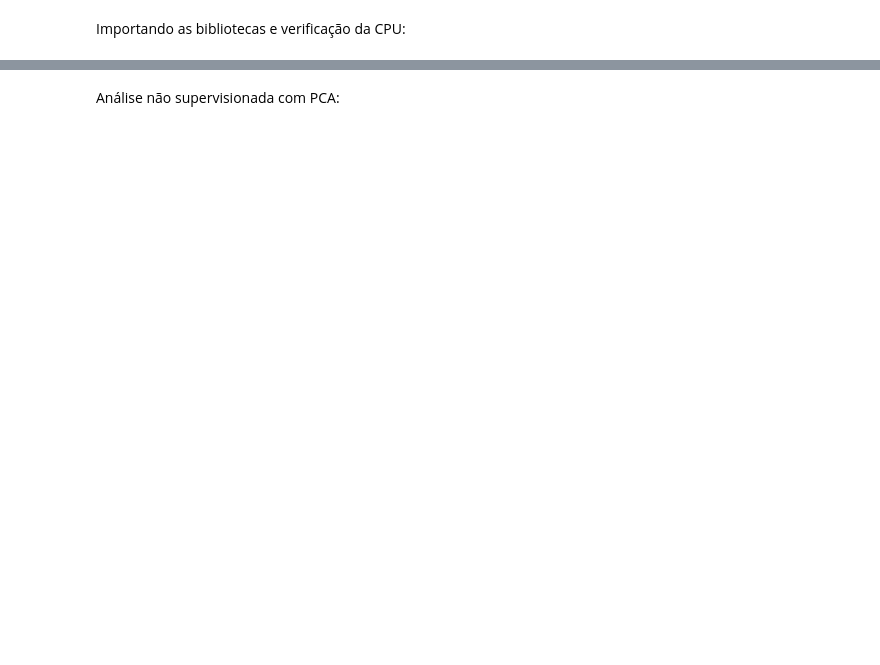
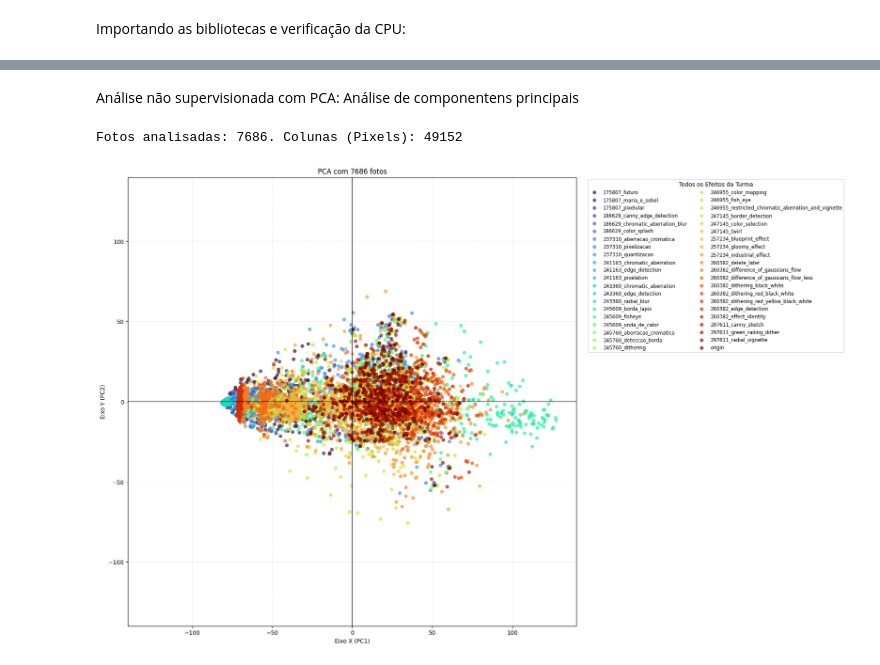
Before and after one commit to UNICAMP-EA979/2026s1-projetopi-e2-beatrizbarbosay, a Jupyter notebook: Atividade.ipynb, the cells around one changed output, grey strips where cells are left out. Cells and saved outputs as stored; diff of their text form; code cells hidden in the pictures; blank space fills up the shorter version.

```diff
--- a/Atividade.ipynb
+++ b/Atividade.ipynb
@@ -46,7 +21,7 @@ transformacoes = transforms.Compose([
     transforms.Resize((128, 128)),
     transforms.ToTensor()
 ])
-caminho_dados = '/content/dados_locais/dataset/photos'
+caminho_dados = './dataset'
 dataset = datasets.ImageFolder(root=caminho_dados, transform=transformacoes)
 
 print(f"Total de fotos no dataset: {len(dataset)}")
@@ -71,40 +51,58 @@ mostrar_lote(imagens_batch, labels_batch, dataset.classes)
 # %% [markdown]
-Análise não supervisionada com PCA:
+Análise não supervisionada com PCA: Análise de componentens principais
 # %%
 from sklearn.decomposition import PCA
 import matplotlib.pyplot as plt
 
 todas_imagens = []
 todos_labels = []
 fotos_processadas = 0
-max_fotos = 20
+max_fotos = 7686
 
 for imagens, labels in dataloader:
     if fotos_processadas >= max_fotos:
         break
-
     batch_achatado = imagens.view(imagens.size(0), -1).numpy()
-
     todas_imagens.append(batch_achatado)
     todos_labels.extend(labels.numpy())
-
     fotos_processadas += len(imagens)
 
 
 X = np.vstack(todas_imagens)
 y = np.array(todos_labels)
 
 print(f"Fotos analisadas: {X.shape[0]}. Colunas (Pixels): {X.shape[1]}")
 
-# 2. Aplicamos o PCA
+#aplicando PCA
 pca = PCA(n_components=2)
 X_pca = pca.fit_transform(X)
-plt.figure(figsize=(10, 6))
-scatter = plt.scatter(X_pca[:, 0], X_pca[:, 1], c=y, cmap='tab10', alpha=0.7, edgecolors='w', s=80)
+plt.figure(figsize=(16, 12))
+paleta = plt.get_cmap('turbo', len(dataset.classes))
 
-plt.legend(handles=scatter.legend_elements()[0], labels=dataset.classes, title="Efeitos")
-plt.title(f"Análise Não Supervisionada: Agrupamento de Efeitos (Amostra de {max_fotos} fotos)")
-plt.xlabel("Componente Principal 1")
-plt.ylabel("Componente Principal 2")
-plt.grid(True, linestyle='--', alpha=0.5)
+
+#plotando o gráfico
+for i, nome_efeito in enumerate(dataset.classes):
+    fotos_desse_efeito = (y == i)
+    plt.scatter(X_pca[fotos_desse_efeito, 0], X_pca[fotos_desse_efeito, 1],
+                label=nome_efeito, color=paleta(i), alpha=0.7, edgecolors='none', s=40)
+plt.axhline(y=0, color='black', linewidth=1.2, linestyle='-', alpha=0.8)
+plt.axvline(x=0, color='black', linewidth=1.2, linestyle='-', alpha=0.8)
+
+limite_max = np.max(np.abs(X_pca))
+limite_max = limite_max * 1.1
+plt.xlim(-limite_max, limite_max)
+plt.ylim(-limite_max, limite_max)
+plt.gca().set_aspect('equal', adjustable='box')
+plt.legend(title="Todos os Efeitos da Turma", bbox_to_anchor=(1.02, 1),
+           loc='upper left', fontsize='small', ncol=2)
+
+plt.title(f"PCA com {X_pca.shape[0]} fotos")
+plt.xlabel("Eixo X (PC1)")
+plt.ylabel("Eixo Y (PC2)")
+plt.grid(True, linestyle='--', alpha=0.3)
+
+plt.tight_layout()
 plt.show()
+# %% [output]
+Fotos analisadas: 7686. Colunas (Pixels): 49152
+[figure, added]
```
Also changed, not shown: parts of 21 cells of this notebook.
